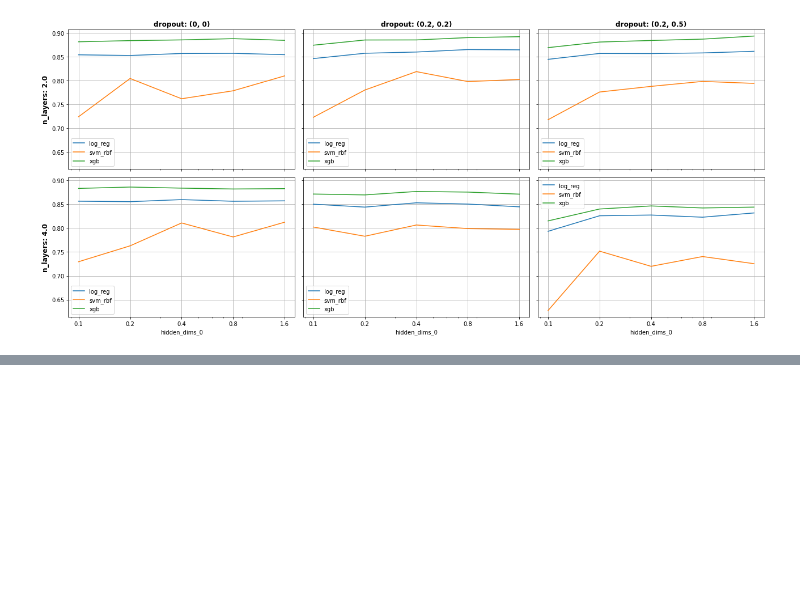
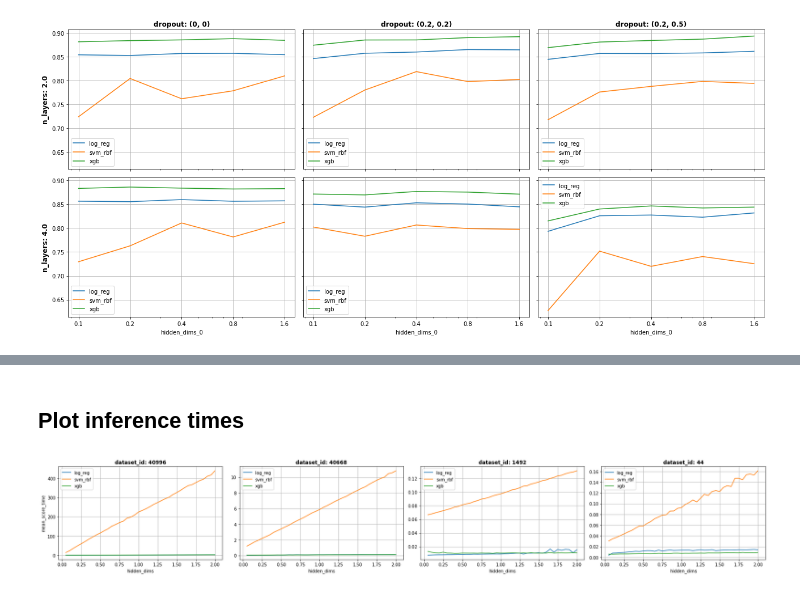
Before and after one commit to kulbachcedric/AutoEncodedML, a Jupyter notebook: experiments/result_plotting.ipynb, the cells around one changed output, grey strips where cells are left out. Saved outputs shown, nothing was run; the diff lists cells and outputs as text; code cells hidden in the pictures; blank space fills up the shorter version.

```diff
--- a/experiments/result_plotting.ipynb
+++ b/experiments/result_plotting.ipynb
@@ -91,0 +114,7 @@ plt.savefig(f'plots/accuracy_vs_first_dim_all_datasets.png')
+# %% [markdown]
+## Plot inference times
+# %%
+fig = plot_grid(data=dfs, x='hidden_dims', y='mean_score_time', var_rows='n_layers', var_cols='dataset_id', var_colors='clf')
+plt.savefig(f'plots/training_time_vs_latent_dim_all_datasets.svg')
+# %% [output]
+[figure, added]
```
Also changed, not shown: parts of 24 cells of this notebook, 1 other file.
